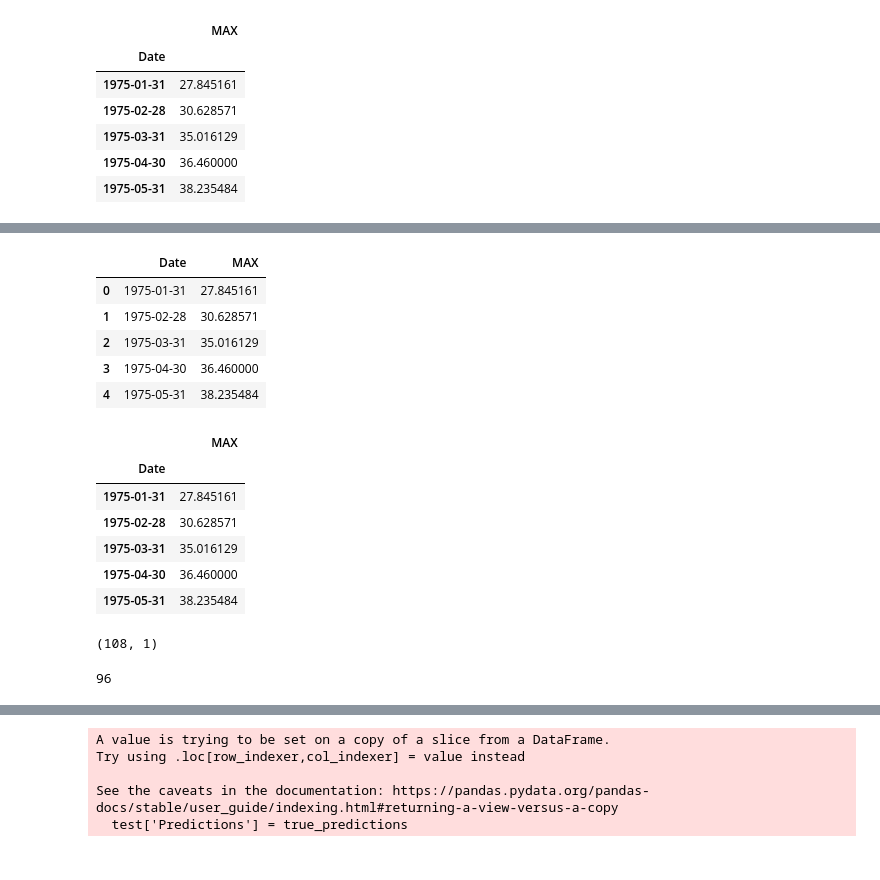
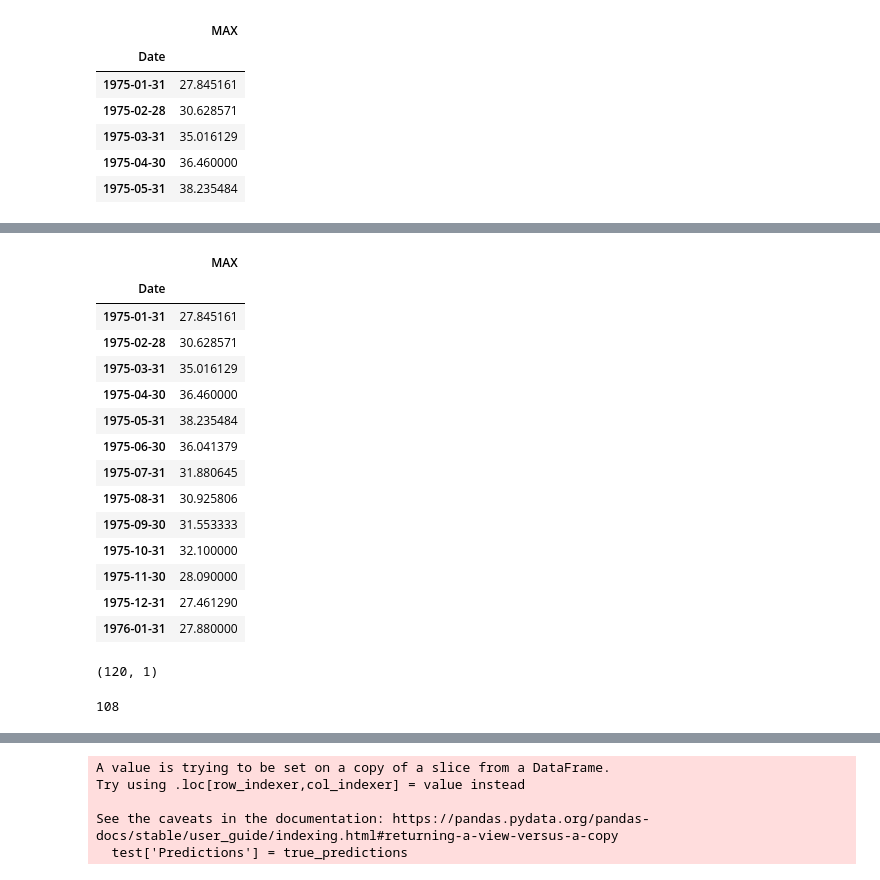
Before and after one commit to DeepMathukiya/Temperature, a Jupyter notebook: LSTM.ipynb, the cells around one changed output, grey strips where cells are left out. Drawn from its saved outputs; the diff is of its cells as text; code cells hidden in the pictures.

```diff
--- a/LSTM.ipynb
+++ b/LSTM.ipynb
@@ -97,7 +98,7 @@ monthly_data.reset_index()
 | 593 | 2024-06-30 | 37.093333 |
 594 rows × 2 columns
 # %%
-f75_85 = monthly_data['1975-01-01':'1985-01-01']
+f75_85 = monthly_data['1975-01-01':'1986-01-01']
 # %%
 f75_85.head()
 # %% [output]
@@ -160,9 +162,9 @@ dtype: float64
 # %%
 # Important to note that values have strong seasonality and adf test as well as rolling mean may not capture this.
 # That is why it is always important to pay attention to run sequence plot
-f75_85['lag_12'] = f75_85.shift(12)
-f75_85['seasonal_diff'] = f75_85["MAX"] - f75_85['lag_12']
+# f75_85['lag_12'] = f75_85.shift(12)
+# f75_85['seasonal_diff'] = f75_85["MAX"] - f75_85['lag_12']
 
-fig,axes = plt.subplots(2,1)
-axes[0].plot(f75_85.MAX,label ='original')
-axes[1].plot(f75_85.seasonal_diff,label = 'seasonal diff')
+# fig,axes = plt.subplots(2,1)
+# axes[0].plot(f75_85.MAX,label ='original')
+# axes[1].plot(f75_85.seasonal_diff,label = 'seasonal diff')
@@ -194,11 +173,2 @@ dtype: float64
 # %%
-f75_85.reset_index(inplace=True)
+# f75_85.reset_index(inplace=True)
-# %%
-f75_85.head()
-# %% [output]
-|  | Date | MAX |
-| 0 | 1975-01-31 | 27.845161 |
-| 1 | 1975-02-28 | 30.628571 |
-| 2 | 1975-03-31 | 35.016129 |
-| 3 | 1975-04-30 | 36.460000 |
-| 4 | 1975-05-31 | 38.235484 |
@@ -206,15 +178,23 @@ f75_85.head()
 train = f75_85.iloc[:-12 ]
 test = f75_85.iloc[-12:]
 # %%
-train.head()
+train.head(13)
 # %% [output]
 |  | MAX |
 | Date |  |
 | 1975-01-31 | 27.845161 |
 | 1975-02-28 | 30.628571 |
 | 1975-03-31 | 35.016129 |
 | 1975-04-30 | 36.460000 |
 | 1975-05-31 | 38.235484 |
+| 1975-06-30 | 36.041379 |
+| 1975-07-31 | 31.880645 |
+| 1975-08-31 | 30.925806 |
+| 1975-09-30 | 31.553333 |
+| 1975-10-31 | 32.100000 |
+| 1975-11-30 | 28.090000 |
+| 1975-12-31 | 27.461290 |
+| 1976-01-31 | 27.880000 |
 # %%
 from sklearn.preprocessing import MinMaxScaler
 scaler = MinMaxScaler()
@@ -224,7 +204,7 @@ scaler_test = scaler.transform(test)
 # %%
 scaler_train.shape
 # %% [output]
-(108, 1)
+(120, 1)
 # %%
 from tensorflow.keras.preprocessing.sequence import TimeseriesGenerator
 # %%
@@ -233,7 +213,7 @@ generator = TimeseriesGenerator(scaler_train, scaler_train, length=n_input, batc
 # %%
 len(generator)
 # %% [output]
-96
+108
 # %%
 from keras.models import Sequential
 from keras.layers import Dense
```
Also changed, not shown: parts of 28 cells of this notebook.
